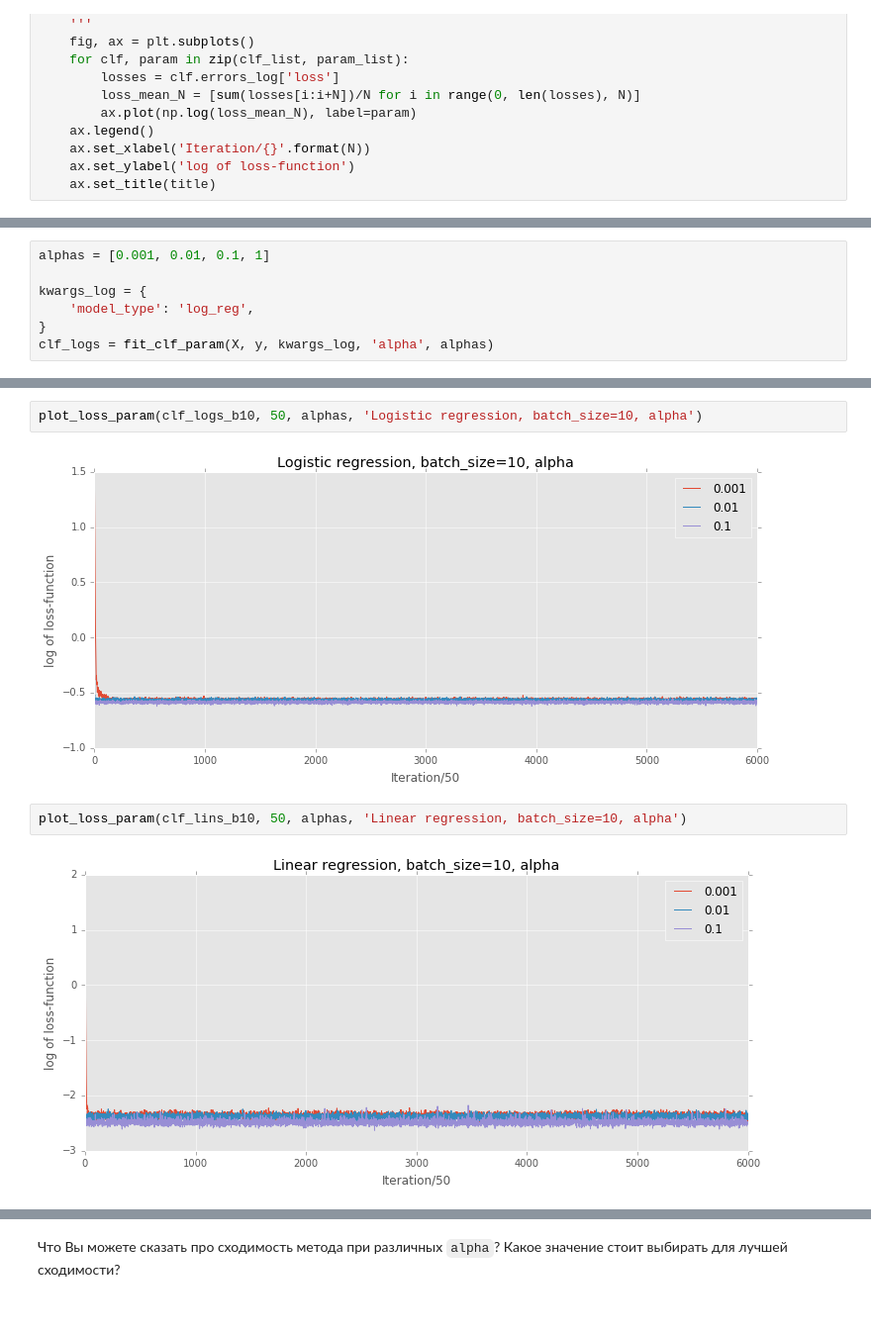
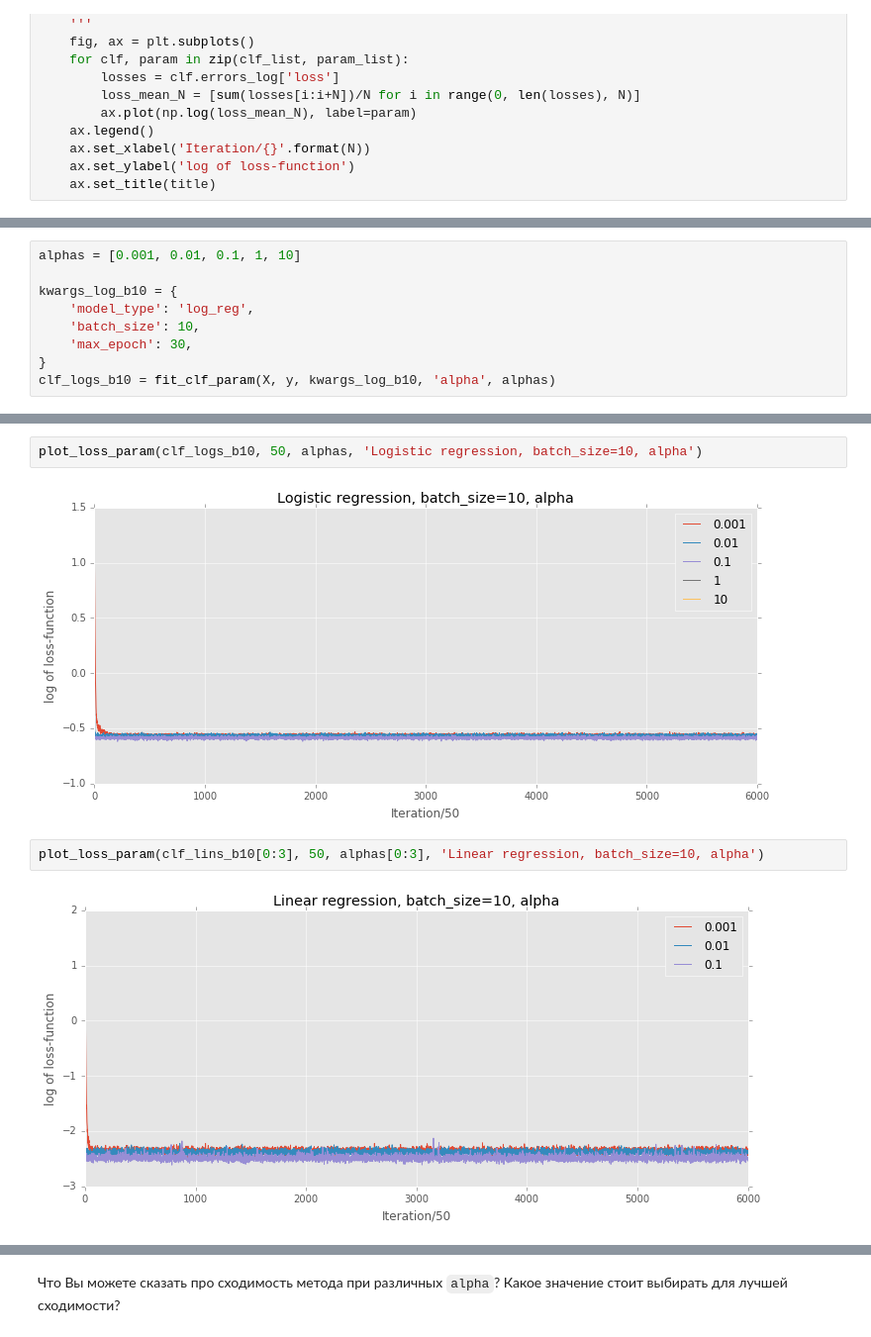
Before and after one commit to v-julia/ML_2019, a Jupyter notebook: Vakulenko_hw2.ipynb, the cells around one changed output, grey strips where cells are left out. Shown at 99% size. Cells and saved outputs as stored; diff of their text form.

```diff
--- a/Vakulenko_hw2.ipynb
+++ b/Vakulenko_hw2.ipynb
@@ -663,10 +663,12 @@ def plot_loss_param(clf_list, N, param_list, title):
 # %%
-alphas = [0.001, 0.01, 0.1, 1]
+alphas = [0.001, 0.01, 0.1, 1, 10]
 
-kwargs_log = {
+kwargs_log_b10 = {
     'model_type': 'log_reg',
+    'batch_size': 10,
+    'max_epoch': 30,
 }
-clf_logs = fit_clf_param(X, y, kwargs_log, 'alpha', alphas)
+clf_logs_b10 = fit_clf_param(X, y, kwargs_log_b10, 'alpha', alphas)
 # %% [output]
 0.001
 0.01
@@ -711,8 +691,8 @@ plot_loss_param(clf_logs, 50, alphas, 'Logistic regression, SGD, alpha')
 # %%
 plot_loss_param(clf_logs_b10, 50, alphas, 'Logistic regression, batch_size=10, alpha')
 # %% [output]
-[figure, old version]
+[figure, new version]
 # %%
-plot_loss_param(clf_lins_b10, 50, alphas, 'Linear regression, batch_size=10, alpha')
+plot_loss_param(clf_lins_b10[0:3], 50, alphas[0:3], 'Linear regression, batch_size=10, alpha')
 # %% [output]
-[figure, old version]
+[figure, new version]
```
Also changed, not shown: parts of 20 cells of this notebook.
